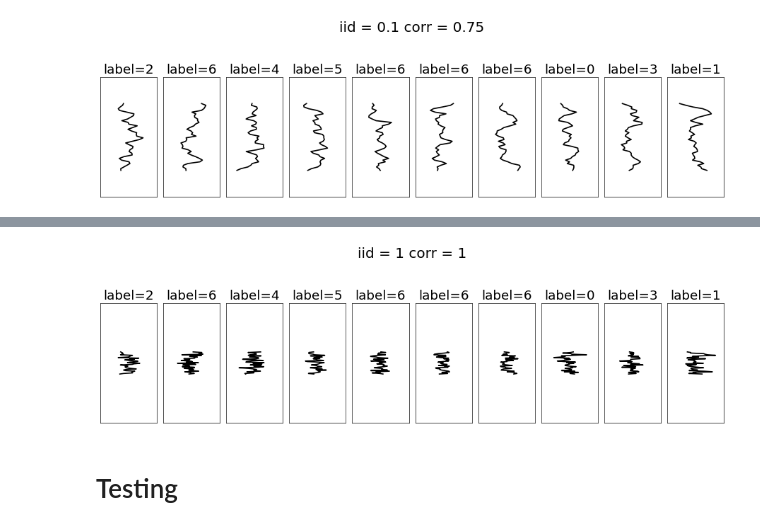
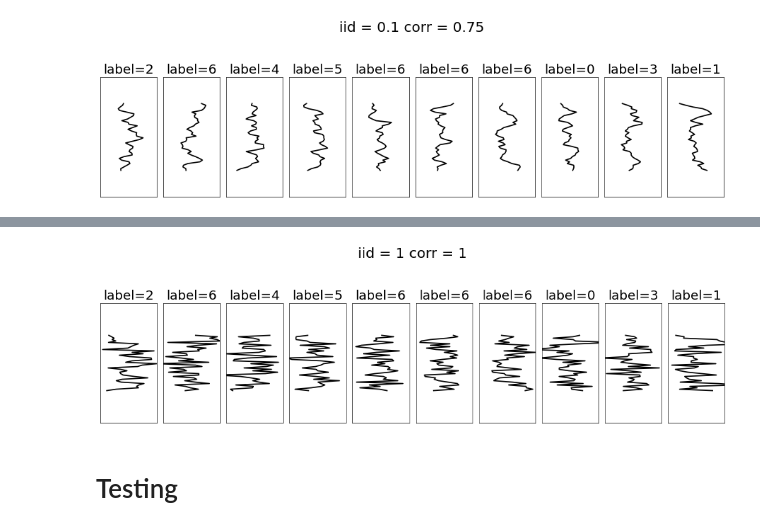
Before and after one commit to mingikang31/Convolutional-Nearest-Neighbor, a Jupyter notebook: notebooks/July2.ipynb, the cells around one changed output, grey strips where cells are left out. Saved outputs shown, nothing was run; the diff lists cells and outputs as text; code cells hidden in the pictures.

```diff
--- a/notebooks/July2.ipynb
+++ b/notebooks/July2.ipynb
@@ -92,15 +92,15 @@ Plot.plot_signals(noisy4_data['x'][:10], noisy4_data['t'],labels = noisy4_data['
 # %%
 # iid = 1 corr = 1
 noisy5_dataset = MNIST1D_Dataset()
 noisy5_dataset.data_args.iid_noise_scale = 1
 noisy5_dataset.data_args.corr_noise_scale = 1
 
 noisy5_data = noisy5_dataset.make_dataset()
 
 Plot = MNIST1D_Plot()
-Plot.plot_signals(noisy5_data['x'][:10], noisy5_data['t'],labels = noisy5_data['y'][:10], zoom = 5, title='iid = 1 corr = 1')
+Plot.plot_signals(noisy5_data['x'][:10], noisy5_data['t'],labels = noisy5_data['y'][:10], zoom = 2, title='iid = 1 corr = 1')
 # %% [output]
-[figure, old version]
+[figure, new version]
 # %% [markdown]
 # Testing
 # %% [markdown]
```
Also changed, not shown: parts of 2 cells of this notebook, 19 other files.
